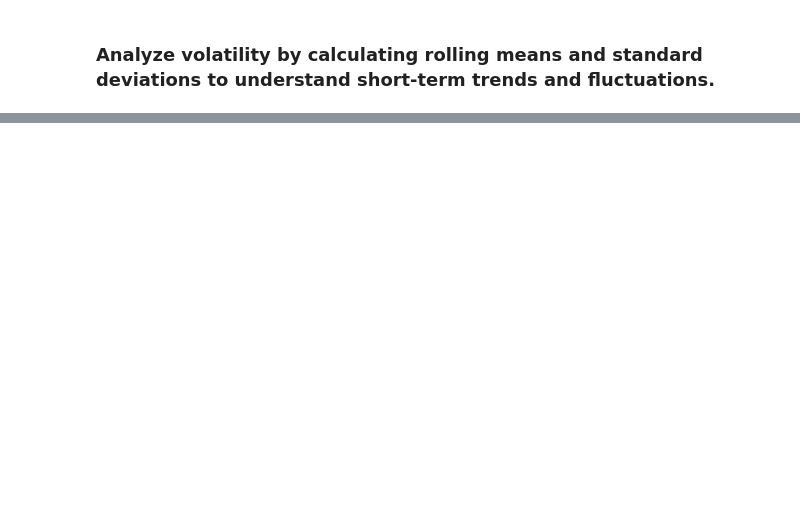
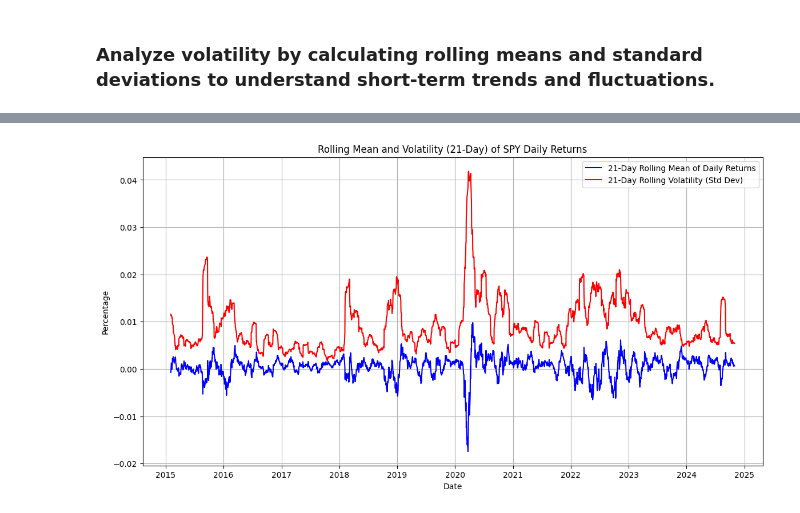
Before and after one commit to hermelawesene/GMF-portfolio-optimization--WEEK11, a Jupyter notebook: notebooks/preprocessing_eda.ipynb, the cells around one changed output, grey strips where cells are left out. Cells and saved outputs as stored; diff of their text form; code cells hidden in the pictures; blank space fills up the shorter version.

```diff
--- a/notebooks/preprocessing_eda.ipynb
+++ b/notebooks/preprocessing_eda.ipynb
@@ -226,0 +146,5 @@ plt.show()
+# %%
+# for SPY
+rolling_mean_volatility(spy_data, 'SPY')
+# %% [output]
+[figure, added]
```
Also changed, not shown: parts of 24 cells of this notebook, 1 other file.
